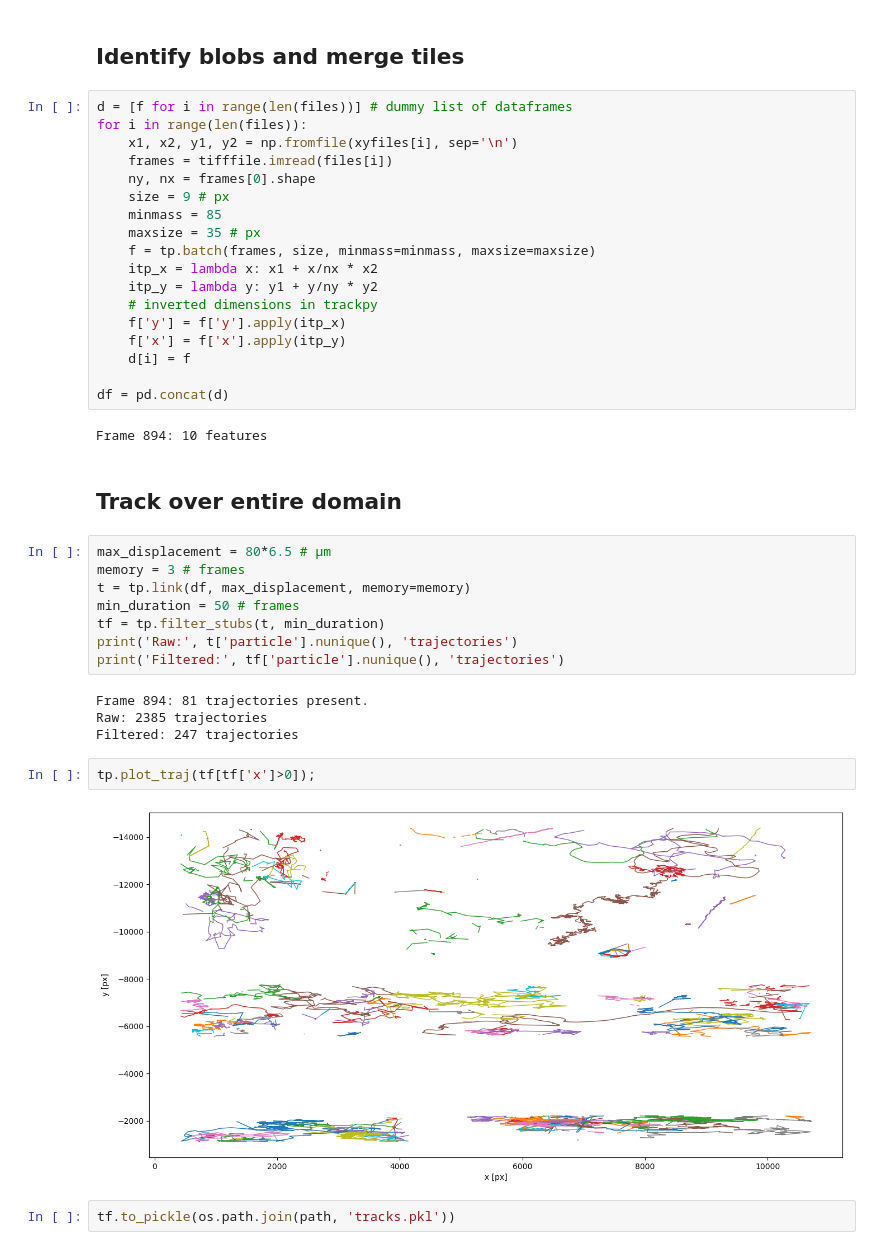
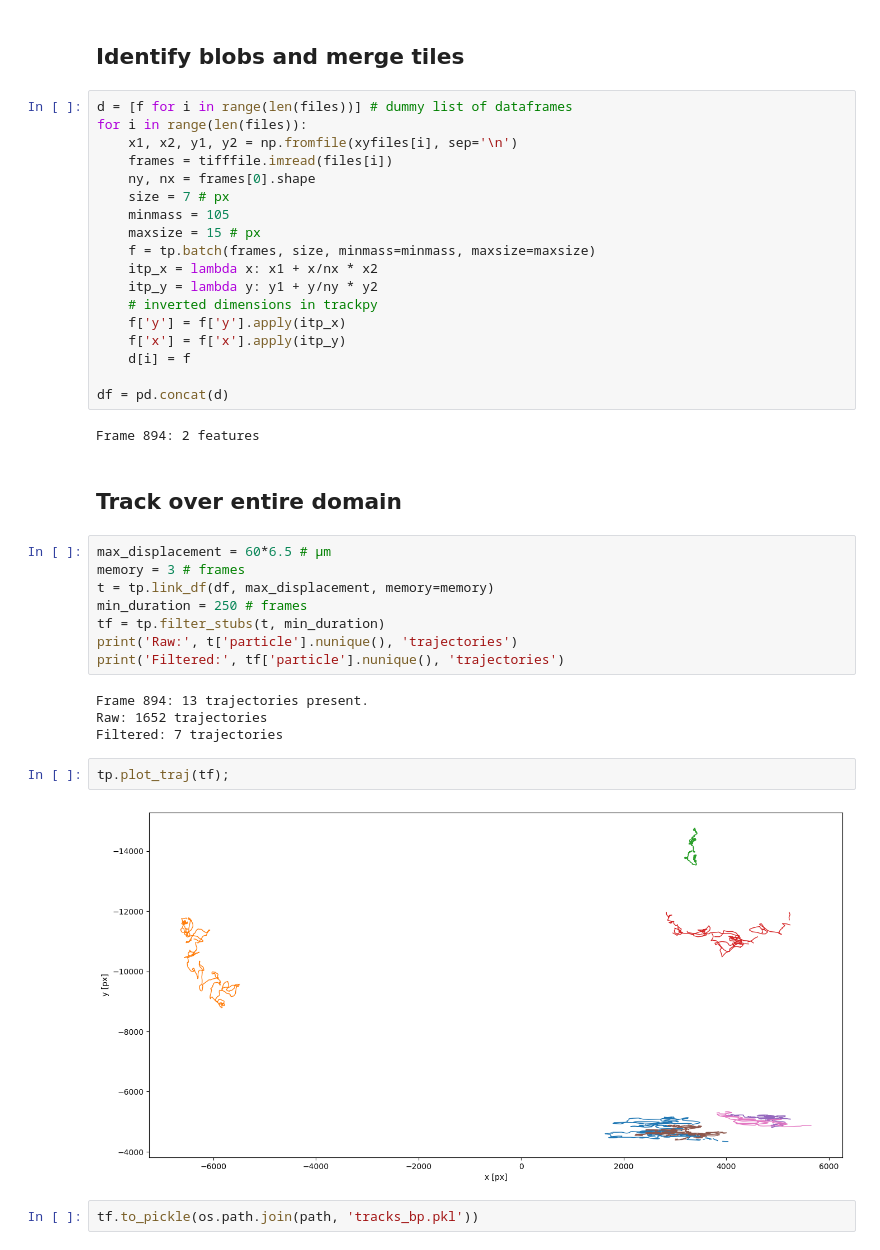
Before and after one commit to mastrof/microArgos, a Jupyter notebook: notebooks/tracking.ipynb, the cells around one changed output. Saved outputs shown, nothing was run; the diff lists cells and outputs as text.

```diff
--- a/notebooks/tracking.ipynb
+++ b/notebooks/tracking.ipynb
@@ -119,9 +117,9 @@ for i in range(len(files)):
     x1, x2, y1, y2 = np.fromfile(xyfiles[i], sep='\n')
     frames = tifffile.imread(files[i])
     ny, nx = frames[0].shape
-    size = 9 # px
-    minmass = 85
-    maxsize = 35 # px
+    size = 7 # px
+    minmass = 105
+    maxsize = 15 # px
     f = tp.batch(frames, size, minmass=minmass, maxsize=maxsize)
     itp_x = lambda x: x1 + x/nx * x2
     itp_y = lambda y: y1 + y/ny * y2
@@ -132,24 +130,24 @@ for i in range(len(files)):
 
 df = pd.concat(d)
 # %% [output]
-Frame 894: 10 features
+Frame 894: 2 features
 # %% [markdown]
 ## Track over entire domain
 # %%
-max_displacement = 80*6.5 # μm
+max_displacement = 60*6.5 # μm
 memory = 3 # frames
-t = tp.link(df, max_displacement, memory=memory)
-min_duration = 50 # frames
+t = tp.link_df(df, max_displacement, memory=memory)
+min_duration = 250 # frames
 tf = tp.filter_stubs(t, min_duration)
 print('Raw:', t['particle'].nunique(), 'trajectories')
 print('Filtered:', tf['particle'].nunique(), 'trajectories')
 # %% [output]
-Frame 894: 81 trajectories present.
-Raw: 2385 trajectories
-Filtered: 247 trajectories
+Frame 894: 13 trajectories present.
+Raw: 1652 trajectories
+Filtered: 7 trajectories
 # %%
-tp.plot_traj(tf[tf['x']>0]);
+tp.plot_traj(tf);
 # %% [output]
-[figure, old version]
+[figure, new version]
 # %%
-tf.to_pickle(os.path.join(path, 'tracks.pkl'))
+tf.to_pickle(os.path.join(path, 'tracks_bp.pkl'))
```
Also changed, not shown: parts of 10 cells of this notebook, 3 other files.
